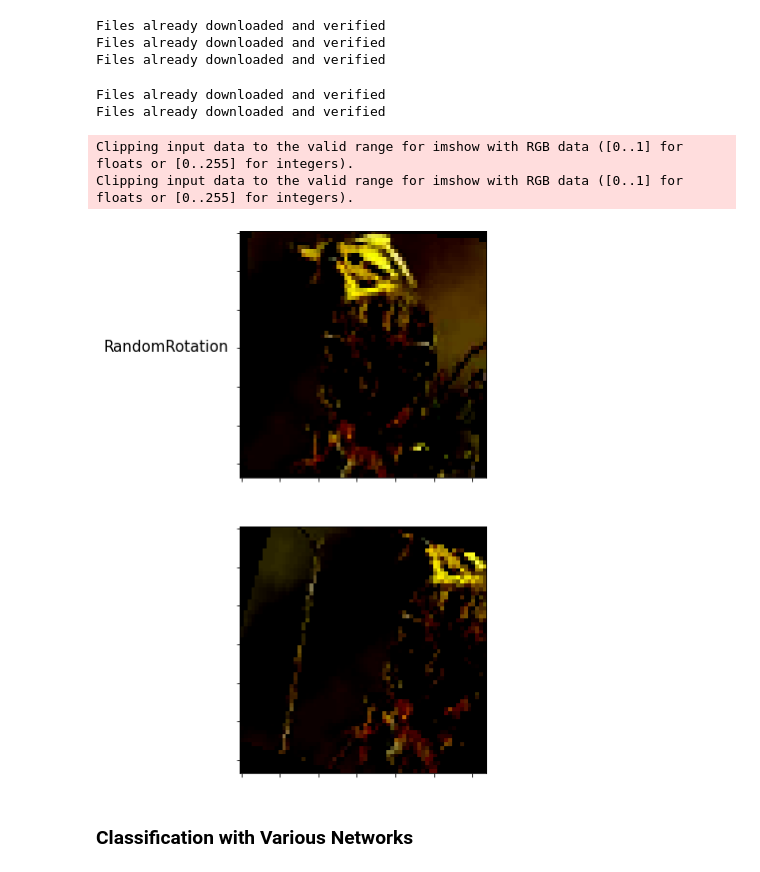
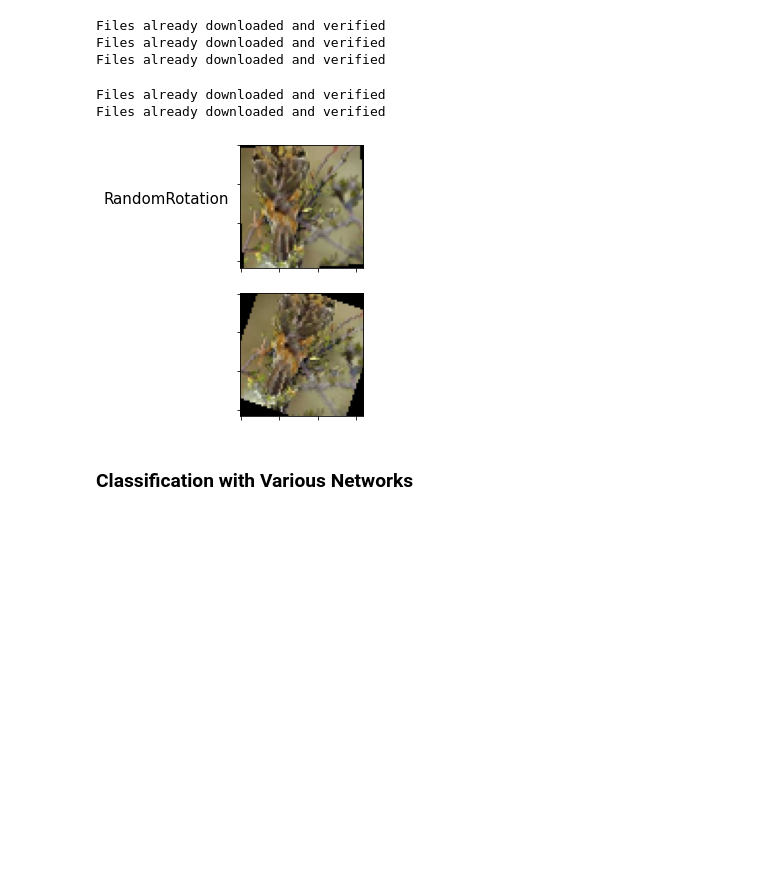
Before and after one commit to ofek181/MobileNetV2-comparison, a Jupyter notebook: MobileNetV2_compare.ipynb, the cells around one changed output. Drawn from its saved outputs; the diff is of its cells as text; code cells hidden in the pictures; blank space fills up the shorter version.

```diff
--- a/MobileNetV2_compare.ipynb
+++ b/MobileNetV2_compare.ipynb
@@ -106,39 +106,37 @@ def plot_augmentations(crop: int = 64) -> None:
     randomrotation = torchvision.transforms.Compose([torchvision.transforms.ToTensor(),
                                                     torchvision.transforms.RandomCrop(crop),
                                                     torchvision.transforms.RandomRotation(20)])
 
     random_affine_data = torchvision.datasets.STL10(root='./data', split='train', download=True, transform=randomaffine)
     random_rotation_data = torchvision.datasets.STL10(root='./data', split='train', download=True, transform=randomrotation)
 
     affine_loader = torch.utils.data.DataLoader(random_affine_data)
     rotation_loader = torch.utils.data.DataLoader(random_rotation_data)
 
     iterator_affine = iter(affine_loader)
     iterator_rotation = iter(rotation_loader)
 
     _, axes = plt.subplots(2, 1, figsize=(10, 5))
     axes = axes.flatten()
 
-    example_affine, _ = next(next(iterator_affine))
-    example_rotation, _ = next(next(iterator_rotation))
+    example_affine, _ = next(iterator_affine)
+    example_rotation, _ = next(iterator_rotation)
 
     axes[0].imshow(np.transpose(torchvision.utils.make_grid(example_affine), (1, 2, 0)))
     axes[0].set_ylabel('RandomAffine', rotation='horizontal', fontsize=15, horizontalalignment='right')
     axes[1].imshow(np.transpose(torchvision.utils.make_grid(example_rotation), (1, 2, 0)))
-    axes[0].set_ylabel('RandomRotation', rotation='horizontal', fontsize=15, horizontalalignment='right')
+    axes[1].set_ylabel('RandomRotation', rotation='horizontal', fontsize=15, horizontalalignment='right')
 
     for ax in axes:
         ax.set_yticklabels([])
         ax.set_xticklabels([])
     plt.show()
 
 plot_augmentations()
 # %% [output]
 Files already downloaded and verified
 Files already downloaded and verified
-Clipping input data to the valid range for imshow with RGB data ([0..1] for floats or [0..255] for integers).
-Clipping input data to the valid range for imshow with RGB data ([0..1] for floats or [0..255] for integers).
-[figure, old version]
+[figure, new version]
 # %% [markdown]
 ###  Classification with Various Networks
 # %%
```
Also changed, not shown: parts of 1 cell of this notebook.
